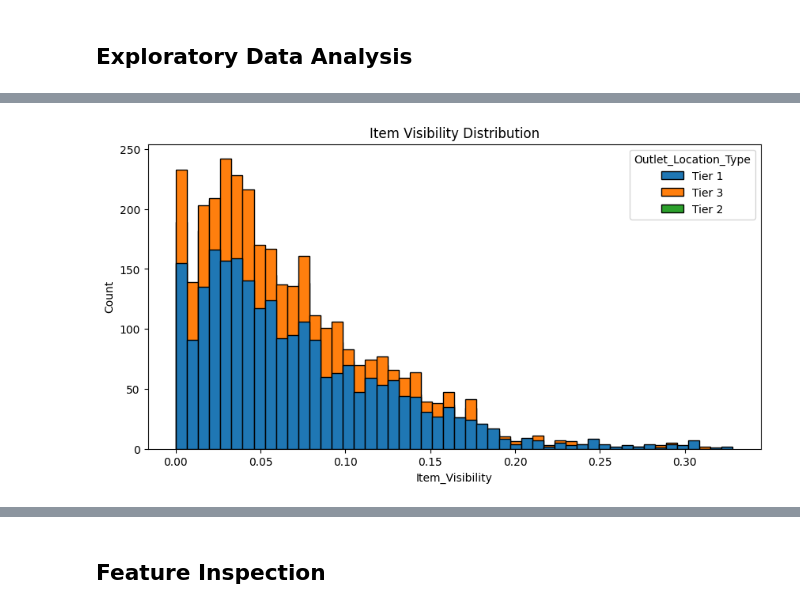
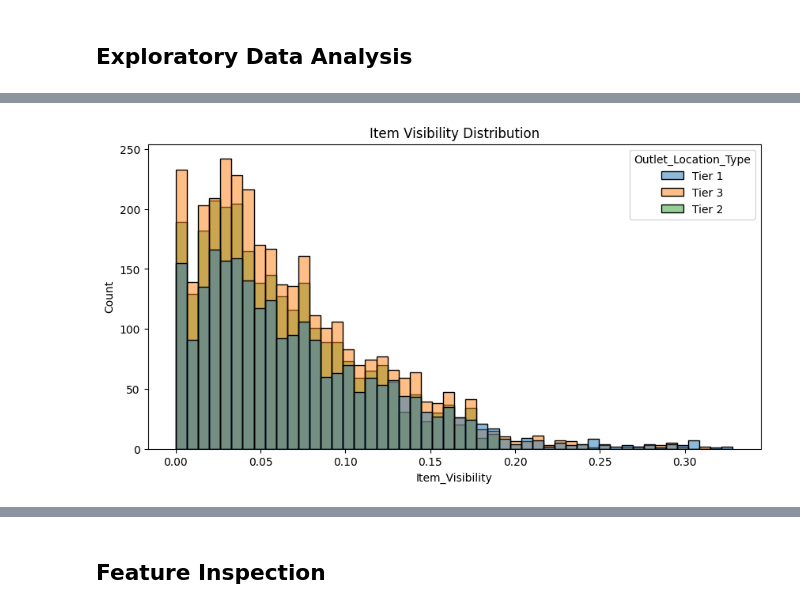
Before and after one commit to KamalRiad90/Prediction-of-Product-Sales, a Jupyter notebook: Prediction_of_Product_Sales.ipynb, the cells around one changed output, grey strips where cells are left out. Cells and saved outputs as stored; diff of their text form; code cells hidden in the pictures.

```diff
--- a/Prediction_of_Product_Sales.ipynb
+++ b/Prediction_of_Product_Sales.ipynb
@@ -263,7 +277,7 @@ plt.show()
 # %%
 fig, ax = plt.subplots(figsize=(10,5))
-sns.histplot(data=df,x =df['Item_Visibility'],bins='auto',hue='Outlet_Location_Type',alpha=1)
+sns.histplot(data=df,x =df['Item_Visibility'],bins='auto',hue='Outlet_Location_Type',multiple="layer")
 ax.set_title('Item Visibility Distribution')
 plt.show()
 # %% [output]
-[figure, old version]
+[figure, new version]
```
Also changed, not shown: parts of 5 cells of this notebook.
